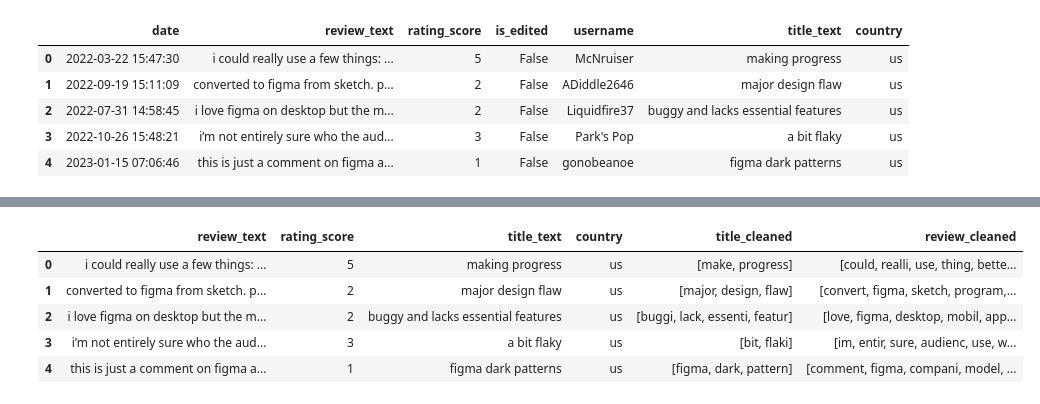
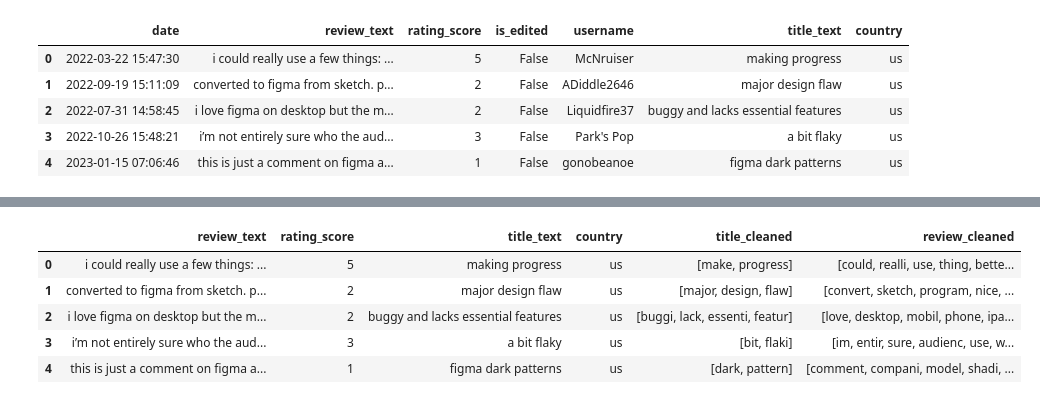
Before and after one commit to DanHL0/cogs127_datasci, a Jupyter notebook: Webscraping.ipynb, the cells around one changed output, grey strips where cells are left out. Cells and saved outputs as stored; diff of their text form; code cells hidden in the pictures.

```diff
--- a/Webscraping.ipynb
+++ b/Webscraping.ipynb
@@ -172,33 +198,40 @@ df.head(5)
 | 4 | 2023-01-15 07:06:46 | this is just a comment on figma a... | 1 | False | gonobeanoe | figma dark patterns | us | this is just a comment on figma a... | ... |
 # %%
 df = df_backup
+
+# after the first version of this, I've added these two words to the stop words list
+# because they are by far the most common words, but don't necessarily help our specific task.
+stop_words.add('figma')
+stop_words.add('app')
+
+
 df['title_stop'] = df['title_token'].apply(lambda x: [word for word in x if word not in stop_words])
 df['review_stop'] = df['review_token'].apply(lambda x: [word for word in x if word not in stop_words])
 
 
 df['title_cleaned'] = df['title_stop'].apply(lambda x: [ps.stem(word) for word in x])
 df['review_cleaned'] = df['review_stop'].apply(lambda x: [ps.stem(word) for word in x])
 
 columns_to_drop = [ 'date',
                    'is_edited',
                    'username',
                    'review_text_no_punctuation',
                    'title_text_no_punctuation',
                    'title_stop',
                    'review_stop',
                    'review_token',
                    'title_token'
                   ]
 
 df = df.drop(columns=columns_to_drop)
 df.head(5)
 # %% [output]
 |  | review_text | rating_score | title_text | country | title_cleaned | review_cleaned |
 | 0 | i could really use a few things: ... | 5 | making progress | us | [make, progress] | [could, realli, use, thing, bette... |
-| 1 | converted to figma from sketch. p... | 2 | major design flaw | us | [major, design, flaw] | [convert, figma, sketch, program,... |
-| 2 | i love figma on desktop but the m... | 2 | buggy and lacks essential features | us | [buggi, lack, essenti, featur] | [love, figma, desktop, mobil, app... |
+| 1 | converted to figma from sketch. p... | 2 | major design flaw | us | [major, design, flaw] | [convert, sketch, program, nice, ... |
+| 2 | i love figma on desktop but the m... | 2 | buggy and lacks essential features | us | [buggi, lack, essenti, featur] | [love, desktop, mobil, phone, ipa... |
 | 3 | i’m not entirely sure who the aud... | 3 | a bit flaky | us | [bit, flaki] | [im, entir, sure, audienc, use, w... |
-| 4 | this is just a comment on figma a... | 1 | figma dark patterns | us | [figma, dark, pattern] | [comment, figma, compani, model, ... |
+| 4 | this is just a comment on figma a... | 1 | figma dark patterns | us | [dark, pattern] | [comment, compani, model, shadi, ... |
 # %%
 df_backup = df
 
```
Also changed, not shown: parts of 4 cells of this notebook, 2 other files.
